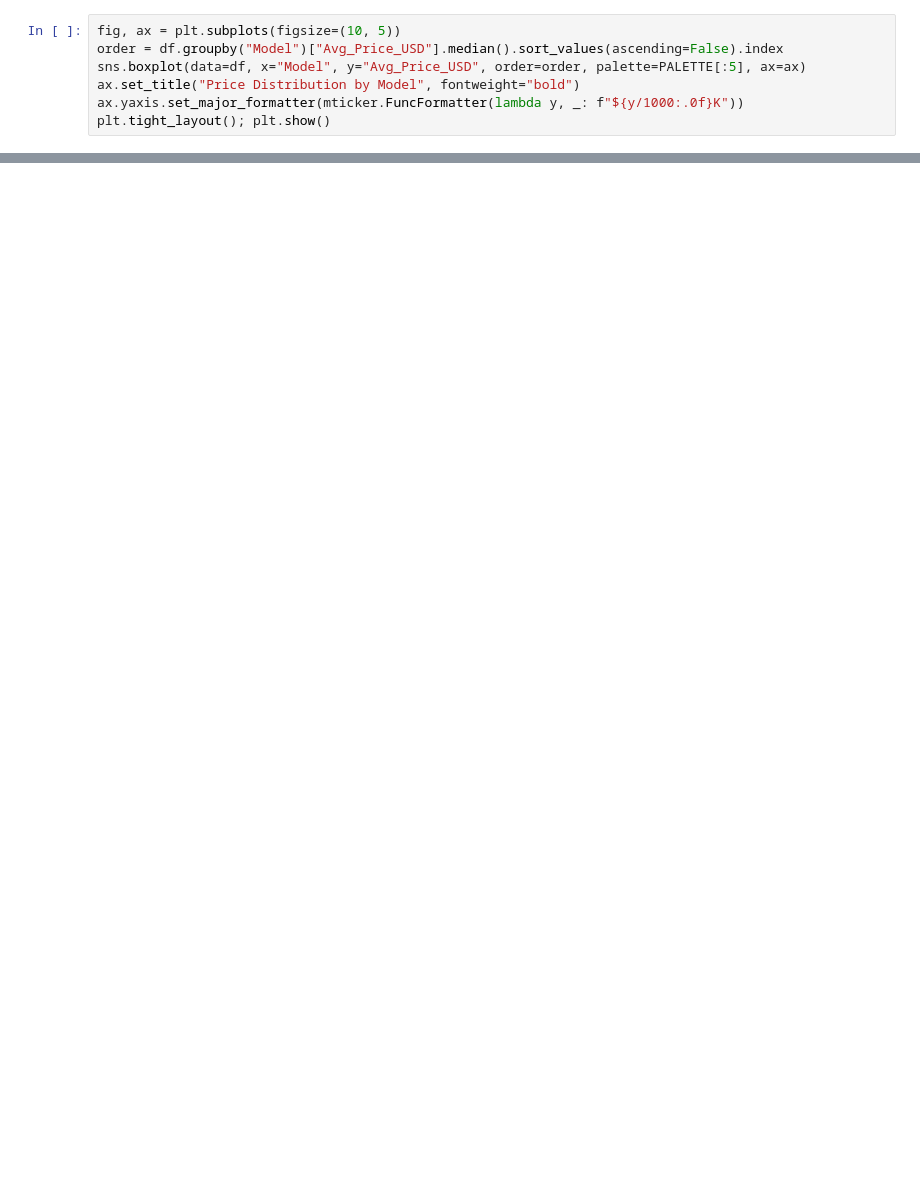
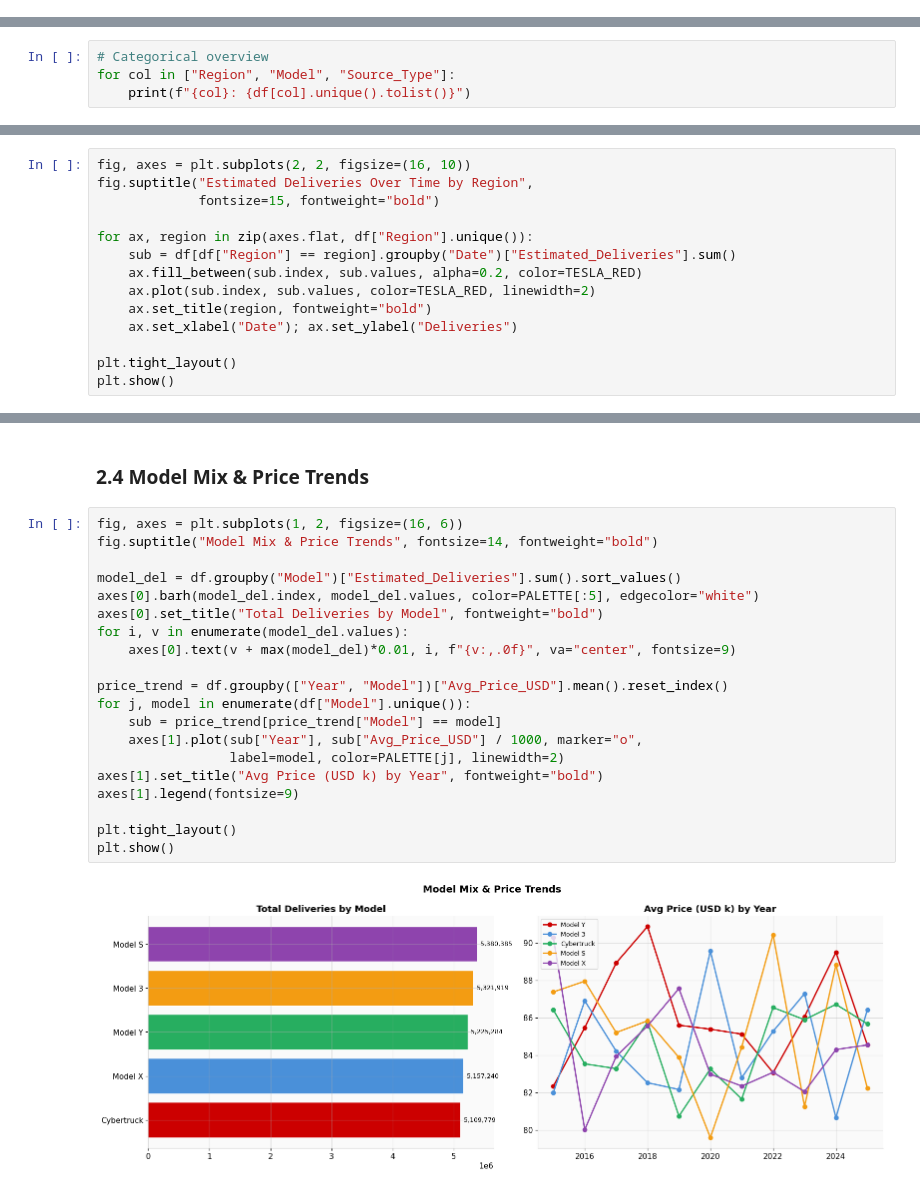
Before and after one commit to akxrsh/CEI_WEEKLY_ASSIGNMENTS, a Jupyter notebook: week2/notebook/week2_Kumar_Akarsh.ipynb, the cells around one changed output, grey strips where cells are left out. Cells and saved outputs as stored; diff of their text form; blank space fills up the shorter version.

```diff
--- a/week2/notebook/week2_Kumar_Akarsh.ipynb
+++ b/week2/notebook/week2_Kumar_Akarsh.ipynb
@@ -136,7 +0,0 @@ plt.tight_layout(); plt.show()
-# %%
-fig, ax = plt.subplots(figsize=(10, 5))
-order = df.groupby("Model")["Avg_Price_USD"].median().sort_values(ascending=False).index
-sns.boxplot(data=df, x="Model", y="Avg_Price_USD", order=order, palette=PALETTE[:5], ax=ax)
-ax.set_title("Price Distribution by Model", fontweight="bold")
-ax.yaxis.set_major_formatter(mticker.FuncFormatter(lambda y, _: f"${y/1000:.0f}K"))
-plt.tight_layout(); plt.show()
@@ -552,0 +137,4 @@ tesla-ml-pipeline/
+# %%
+# Categorical overview
+for col in ["Region", "Model", "Source_Type"]:
+    print(f"{col}: {df[col].unique().tolist()}")
@@ -552,0 +199,14 @@ tesla-ml-pipeline/
+# %%
+fig, axes = plt.subplots(2, 2, figsize=(16, 10))
+fig.suptitle("Estimated Deliveries Over Time by Region",
+             fontsize=15, fontweight="bold")
+
+for ax, region in zip(axes.flat, df["Region"].unique()):
+    sub = df[df["Region"] == region].groupby("Date")["Estimated_Deliveries"].sum()
+    ax.fill_between(sub.index, sub.values, alpha=0.2, color=TESLA_RED)
+    ax.plot(sub.index, sub.values, color=TESLA_RED, linewidth=2)
+    ax.set_title(region, fontweight="bold")
+    ax.set_xlabel("Date"); ax.set_ylabel("Deliveries")
+
+plt.tight_layout()
+plt.show()
@@ -552,0 +215,24 @@ tesla-ml-pipeline/
+# %% [markdown]
+### 2.4 Model Mix & Price Trends
+# %%
+fig, axes = plt.subplots(1, 2, figsize=(16, 6))
+fig.suptitle("Model Mix & Price Trends", fontsize=14, fontweight="bold")
+
+model_del = df.groupby("Model")["Estimated_Deliveries"].sum().sort_values()
+axes[0].barh(model_del.index, model_del.values, color=PALETTE[:5], edgecolor="white")
+axes[0].set_title("Total Deliveries by Model", fontweight="bold")
+for i, v in enumerate(model_del.values):
+    axes[0].text(v + max(model_del)*0.01, i, f"{v:,.0f}", va="center", fontsize=9)
+
+price_trend = df.groupby(["Year", "Model"])["Avg_Price_USD"].mean().reset_index()
+for j, model in enumerate(df["Model"].unique()):
+    sub = price_trend[price_trend["Model"] == model]
+    axes[1].plot(sub["Year"], sub["Avg_Price_USD"] / 1000, marker="o",
+                 label=model, color=PALETTE[j], linewidth=2)
+axes[1].set_title("Avg Price (USD k) by Year", fontweight="bold")
+axes[1].legend(fontsize=9)
+
+plt.tight_layout()
+plt.show()
+# %% [output]
+[figure, added]
```
Also changed, not shown: parts of 98 cells of this notebook.
